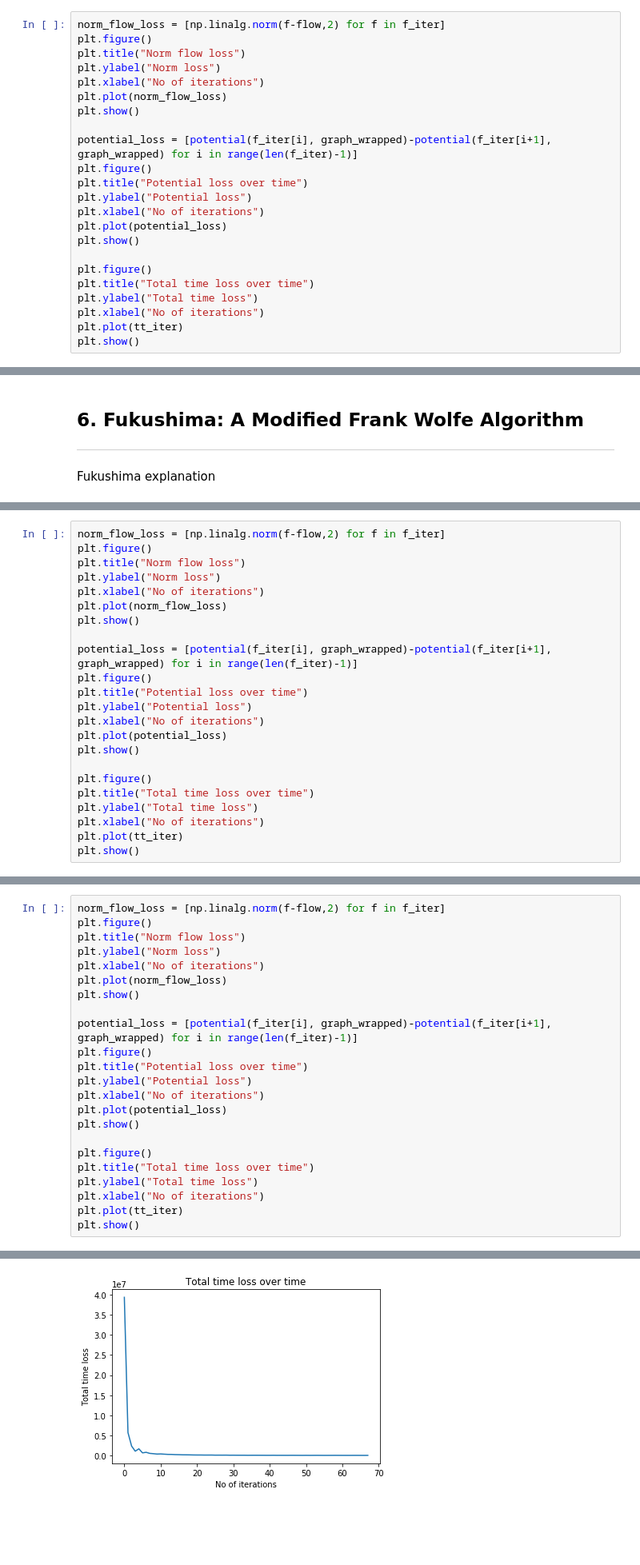
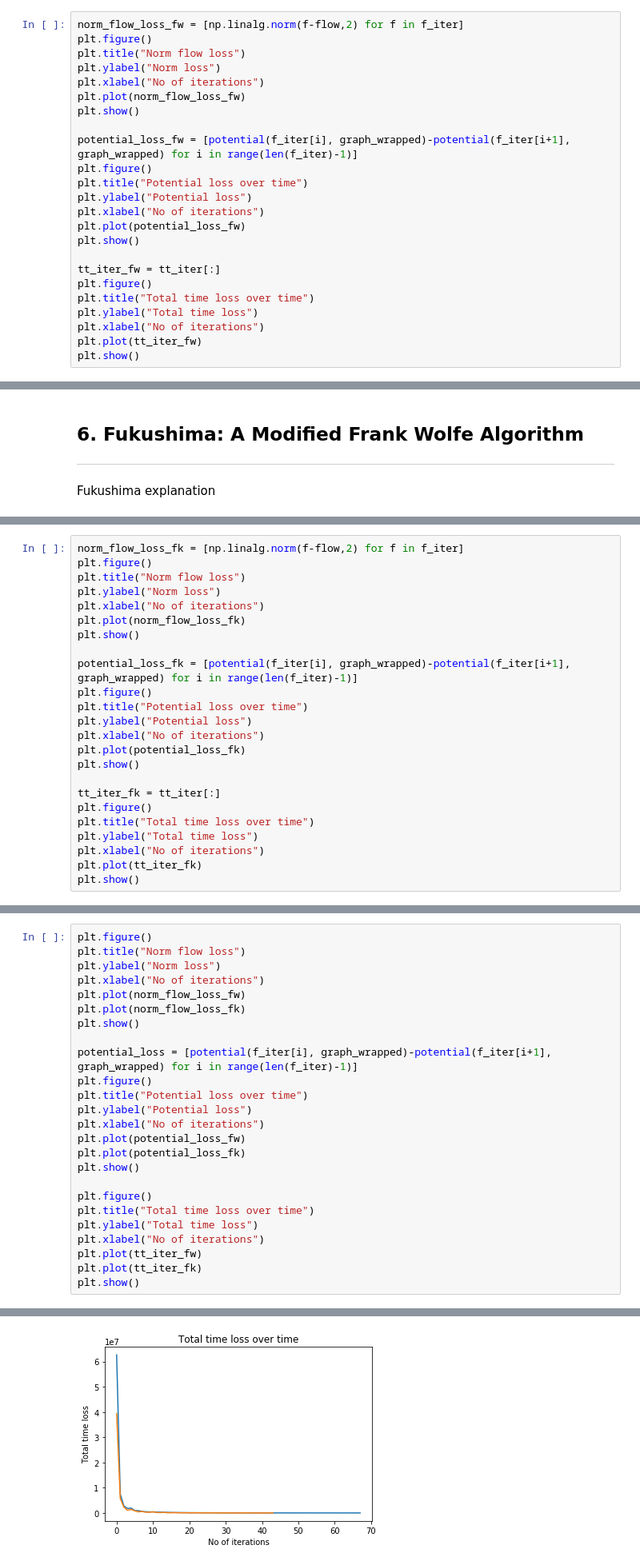
Before and after one commit to TheoCabannes/Traffic_network_framework, a Jupyter notebook: STA.ipynb, the cells around one changed output, grey strips where cells are left out. Shown: that part at 80% size. Saved outputs shown, nothing was run; the diff lists cells and outputs as text; blank space fills up the shorter version.

Commit message:
Added plots on both graphs

```diff
--- a/STA.ipynb
+++ b/STA.ipynb
@@ -595,27 +595,28 @@ Iterations:  68
 4444951.281618943
 0.009339356199186341
 # %%
-norm_flow_loss = [np.linalg.norm(f-flow,2) for f in f_iter]
+norm_flow_loss_fw = [np.linalg.norm(f-flow,2) for f in f_iter]
 plt.figure()
 plt.title("Norm flow loss")
 plt.ylabel("Norm loss")
 plt.xlabel("No of iterations")
-plt.plot(norm_flow_loss)
+plt.plot(norm_flow_loss_fw)
 plt.show()
 
-potential_loss = [potential(f_iter[i], graph_wrapped)-potential(f_iter[i+1], graph_wrapped) for i in range(len(f_iter)-1)]
+potential_loss_fw = [potential(f_iter[i], graph_wrapped)-potential(f_iter[i+1], graph_wrapped) for i in range(len(f_iter)-1)]
 plt.figure()
 plt.title("Potential loss over time")
 plt.ylabel("Potential loss")
 plt.xlabel("No of iterations")
-plt.plot(potential_loss)
+plt.plot(potential_loss_fw)
 plt.show()
 
+tt_iter_fw = tt_iter[:]
 plt.figure()
 plt.title("Total time loss over time")
 plt.ylabel("Total time loss")
 plt.xlabel("No of iterations")
-plt.plot(tt_iter)
+plt.plot(tt_iter_fw)
 plt.show()
 # %% [output]
 [figure]
@@ -716,24 +709,25 @@ Alpha:  0.007909197130533622
 # %%
-norm_flow_loss = [np.linalg.norm(f-flow,2) for f in f_iter]
+norm_flow_loss_fk = [np.linalg.norm(f-flow,2) for f in f_iter]
 plt.figure()
 plt.title("Norm flow loss")
 plt.ylabel("Norm loss")
 plt.xlabel("No of iterations")
-plt.plot(norm_flow_loss)
+plt.plot(norm_flow_loss_fk)
 plt.show()
 
-potential_loss = [potential(f_iter[i], graph_wrapped)-potential(f_iter[i+1], graph_wrapped) for i in range(len(f_iter)-1)]
+potential_loss_fk = [potential(f_iter[i], graph_wrapped)-potential(f_iter[i+1], graph_wrapped) for i in range(len(f_iter)-1)]
 plt.figure()
 plt.title("Potential loss over time")
 plt.ylabel("Potential loss")
 plt.xlabel("No of iterations")
-plt.plot(potential_loss)
+plt.plot(potential_loss_fk)
 plt.show()
 
+tt_iter_fk = tt_iter[:]
 plt.figure()
 plt.title("Total time loss over time")
 plt.ylabel("Total time loss")
 plt.xlabel("No of iterations")
-plt.plot(tt_iter)
+plt.plot(tt_iter_fk)
 plt.show()
 # %% [output]
@@ -743,10 +737,10 @@ plt.show()
 # %%
-norm_flow_loss = [np.linalg.norm(f-flow,2) for f in f_iter]
 plt.figure()
 plt.title("Norm flow loss")
 plt.ylabel("Norm loss")
 plt.xlabel("No of iterations")
-plt.plot(norm_flow_loss)
+plt.plot(norm_flow_loss_fw)
+plt.plot(norm_flow_loss_fk)
 plt.show()
 
 potential_loss = [potential(f_iter[i], graph_wrapped)-potential(f_iter[i+1], graph_wrapped) for i in range(len(f_iter)-1)]
@@ -754,13 +748,15 @@ plt.figure()
 plt.title("Potential loss over time")
 plt.ylabel("Potential loss")
 plt.xlabel("No of iterations")
-plt.plot(potential_loss)
+plt.plot(potential_loss_fw)
+plt.plot(potential_loss_fk)
 plt.show()
 
 plt.figure()
 plt.title("Total time loss over time")
 plt.ylabel("Total time loss")
 plt.xlabel("No of iterations")
-plt.plot(tt_iter)
+plt.plot(tt_iter_fw)
+plt.plot(tt_iter_fk)
 plt.show()
 # %% [output]
@@ -769,4 +765,4 @@ plt.show()
-[figure, old version]
+[figure, new version]
 # %% [markdown]
 ## 10.Tests <a id="tests"></a>
 ***
```
Also changed, not shown: parts of 4 cells of this notebook.
